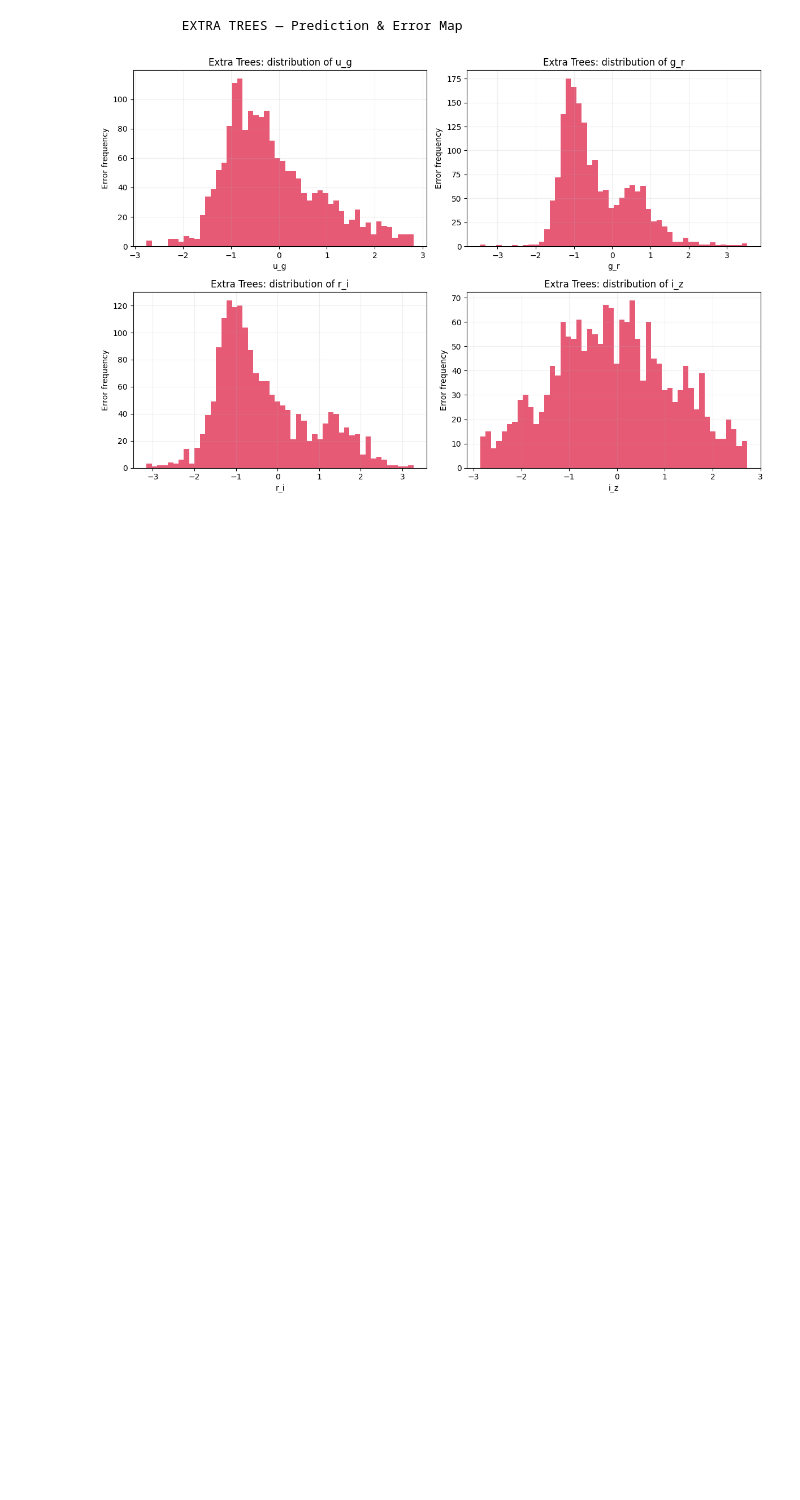
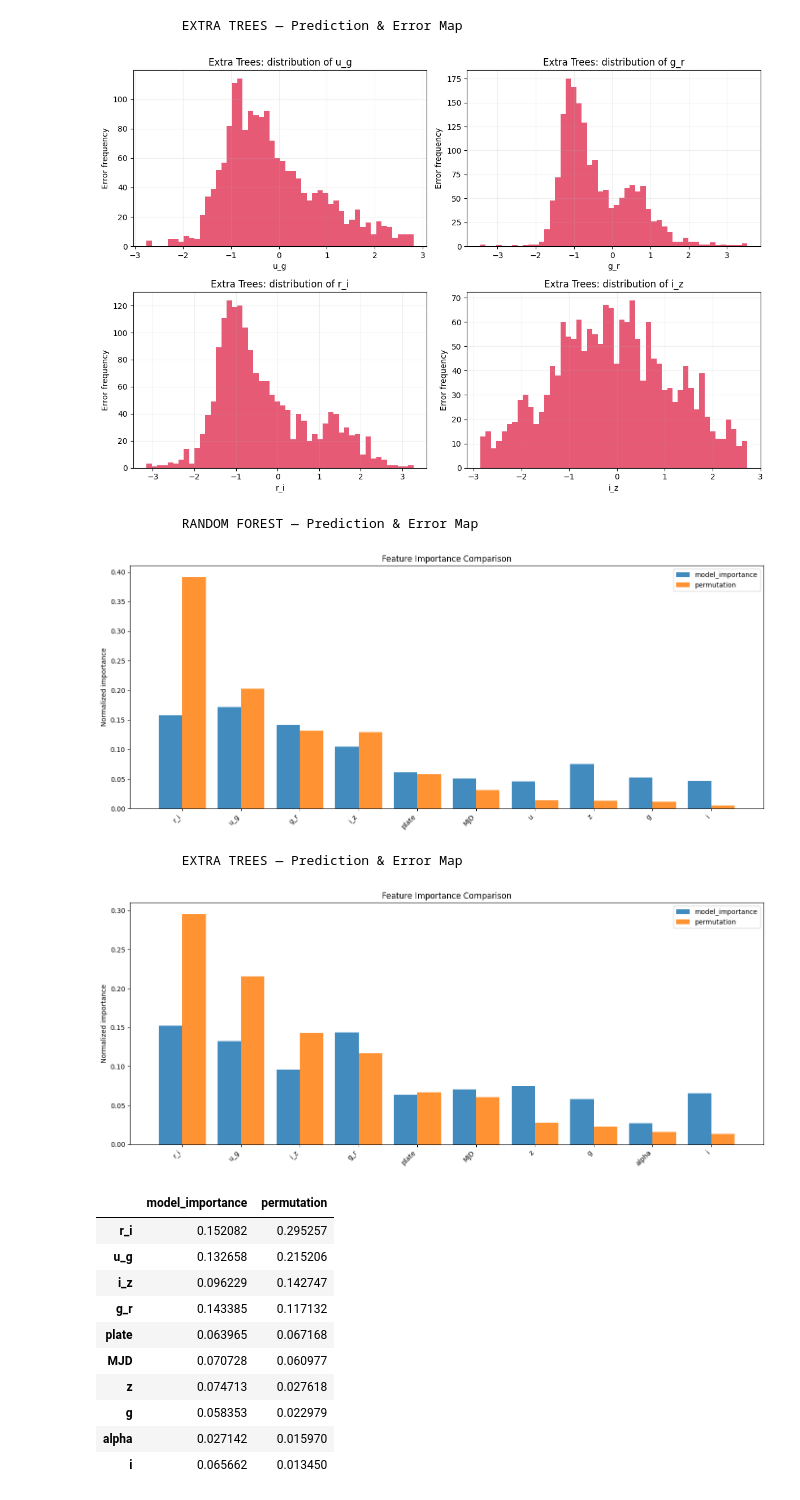
Before and after one commit to nicolomeneguzzo/Computational-Physics-2026, a Jupyter notebook: Astrophysical-Objects-Recognition/notebooks/enrica_random_forest.ipynb, the cells around one changed output. Saved outputs shown, nothing was run; the diff lists cells and outputs as text; code cells hidden in the pictures; blank space fills up the shorter version.

Commit message:
add plot_feature_importance

```diff
--- a/Astrophysical-Objects-Recognition/notebooks/enrica_random_forest.ipynb
+++ b/Astrophysical-Objects-Recognition/notebooks/enrica_random_forest.ipynb
@@ -362,3 +306,41 @@ sc.plot_misclassified_feature_distributions(
 [figure]
            EXTRA TREES — Prediction & Error Map
 [figure]
+# %%
+print("           RANDOM FOREST — Prediction & Error Map")
+sc.plot_feature_importance(
+    rf_model,
+    X_test,
+    y_test,
+    feature_names,
+    importance_types=None,
+    use_permutation=True,
+    top_k=10
+)
+
+print("           EXTRA TREES — Prediction & Error Map")
+sc.plot_feature_importance(
+    et_model,
+    X_test,
+    y_test,
+    feature_names,
+    importance_types=None,
+    use_permutation=True,
+    top_k=10
+)
+# %% [output]
+           RANDOM FOREST — Prediction & Error Map
+[figure, added]
+           EXTRA TREES — Prediction & Error Map
+[figure, added]
+|  | model_importance | permutation |
+| r_i | 0.152082 | 0.295257 |
+| u_g | 0.132658 | 0.215206 |
+| i_z | 0.096229 | 0.142747 |
+| g_r | 0.143385 | 0.117132 |
+| plate | 0.063965 | 0.067168 |
+| MJD | 0.070728 | 0.060977 |
+| z | 0.074713 | 0.027618 |
+| g | 0.058353 | 0.022979 |
+| alpha | 0.027142 | 0.015970 |
+| i | 0.065662 | 0.013450 |
```
Also changed, not shown: parts of 2 cells of this notebook, 2 other files.
